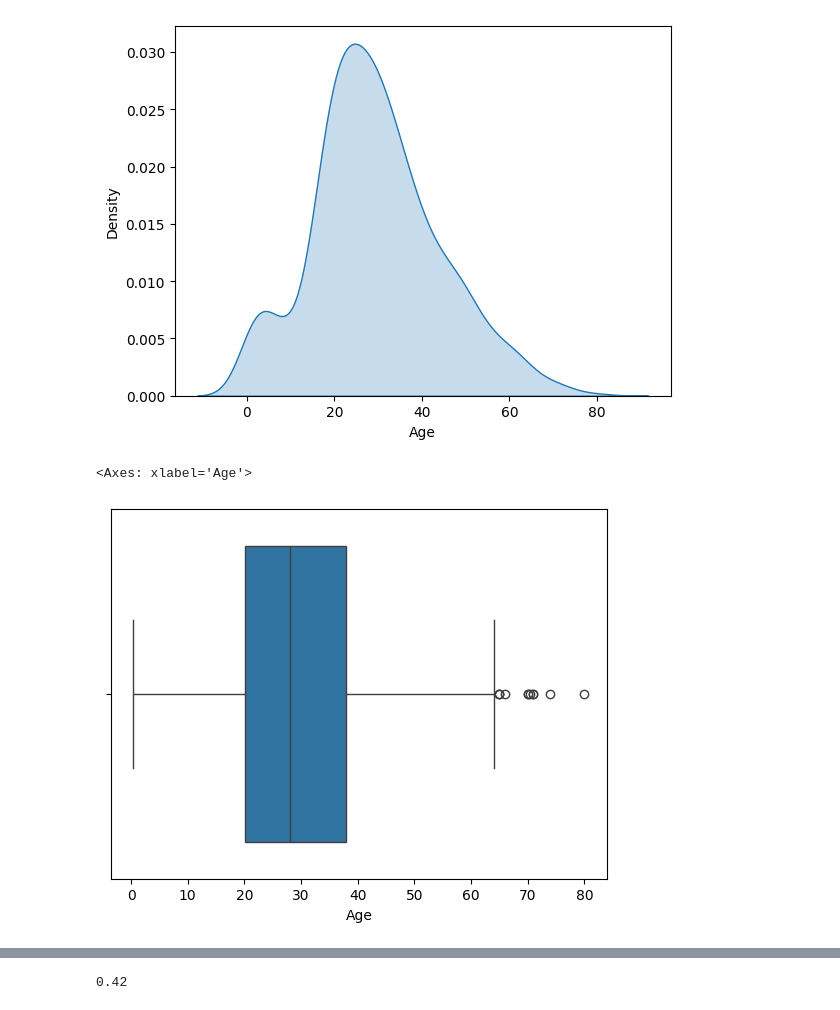
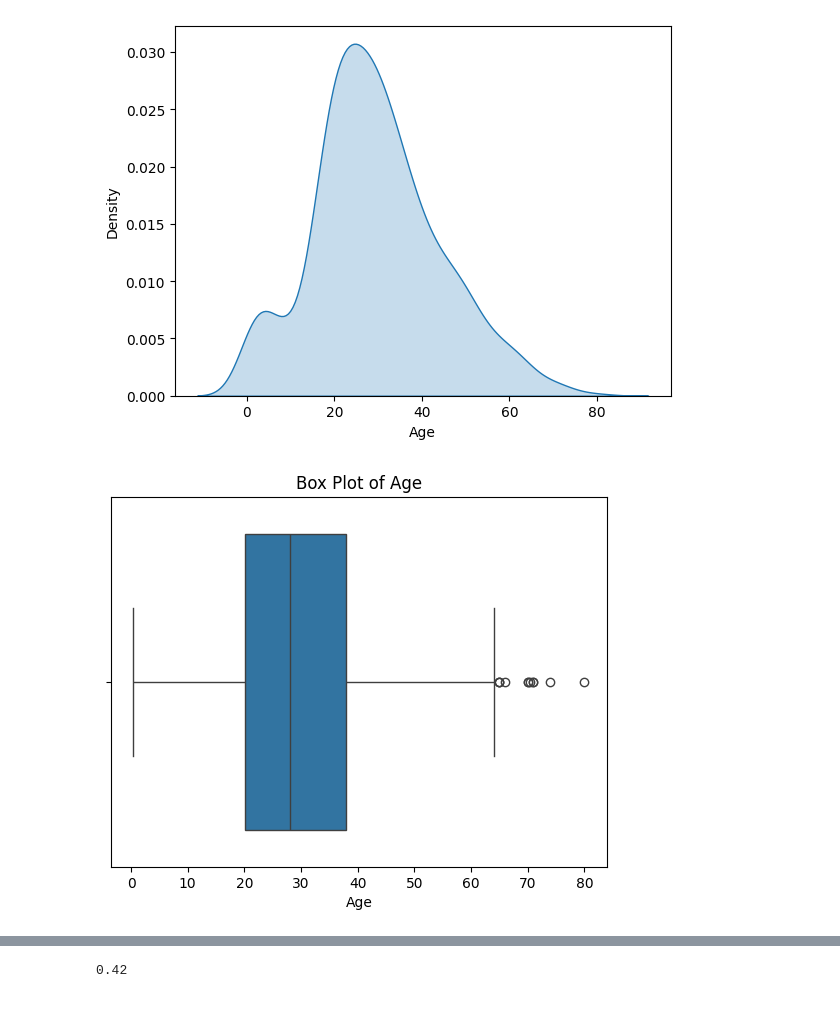
Before and after one commit to Mostafij-k/Exploratory_Data_Analysis, a Jupyter notebook: Univariate_Analysis.ipynb, the cells around one changed output, grey strips where cells are left out. Saved outputs shown, nothing was run; the diff lists cells and outputs as text; code cells hidden in the pictures.

```diff
--- a/Univariate_Analysis.ipynb
+++ b/Univariate_Analysis.ipynb
@@ -141,11 +148,38 @@ plt.show()
 [figure]
 # %%
 # Boxplot
-# For age column
-sns.boxplot(x='Age', data=Df)
+# Also called box-and-whisker plot
+# A box plot is used to summarize the distribution of numerical data
+# Detect outliers very clearly.
+
+# A box plot displays five key statistics:
+    # Minimum (excluding outliers)
+    # 25% percentile (Q1) – first quartile
+    # Median (50%)
+    # 75% percentile (Q3) – third quartile
+    # Maximum (excluding outliers)
+
+# Lower whisker - Q1=25%
+# Q1 - median=25%
+# Median-Q3=25%
+# Q3-max whisker=25%
+
+# Lower whisker ≥ Q1 − 1.5 × IQR
+# Upper whisker ≤ Q3 + 1.5 × IQR
+
+# Q1 (25%) → 25% of data are below this value
+# Median (50%) → 50% below
+# Q3 (75%) → 75% below
+# Box = Q1 to Q3
+# Contains the middle 50% of the data
-# %% [output]
-<Axes: xlabel='Age'>
-[figure, removed]
+# %%
+# Box plot for age column
+sns.boxplot(x='Age', data=Df)
+plt.xlabel('Age')
+plt.title('Box Plot of Age')
+plt.show()
+# %% [output]
+[figure, added]
 # %%
 # Boxplot for fare
 sns.boxplot(x='Fare', data=Df)
```
Also changed, not shown: parts of 4 cells of this notebook.
